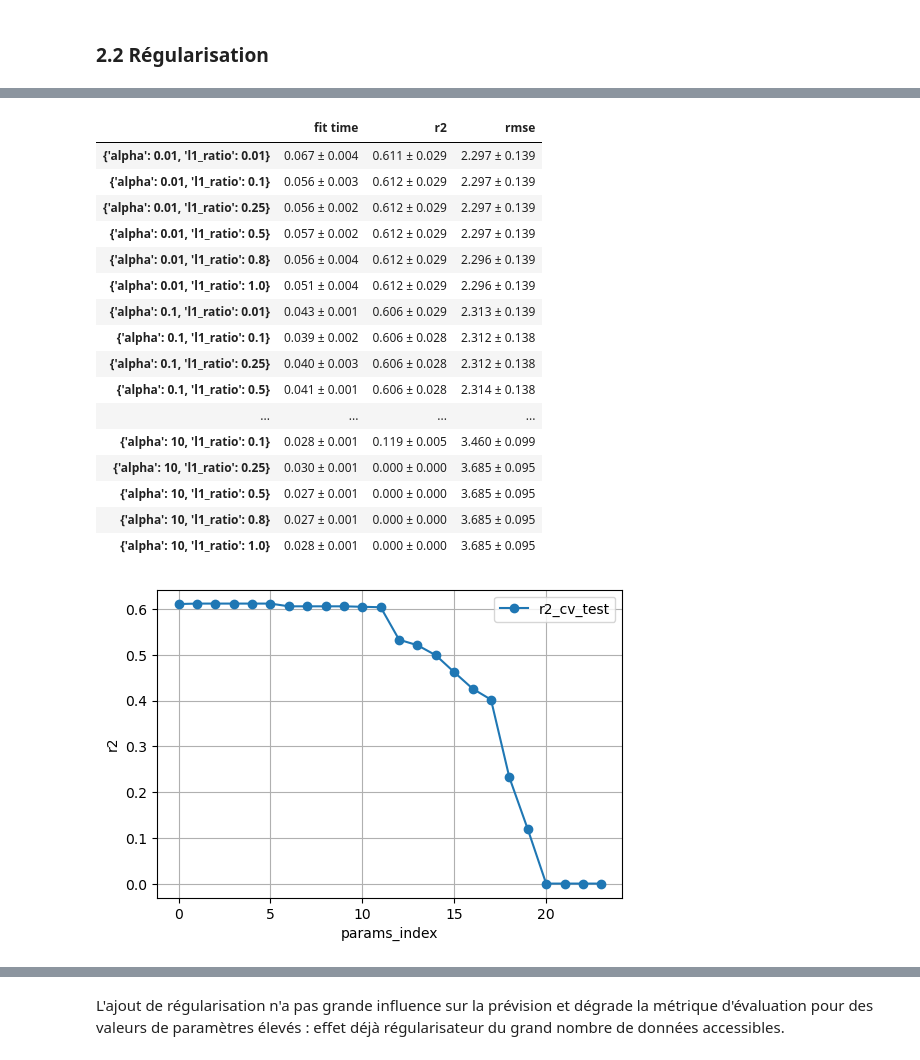
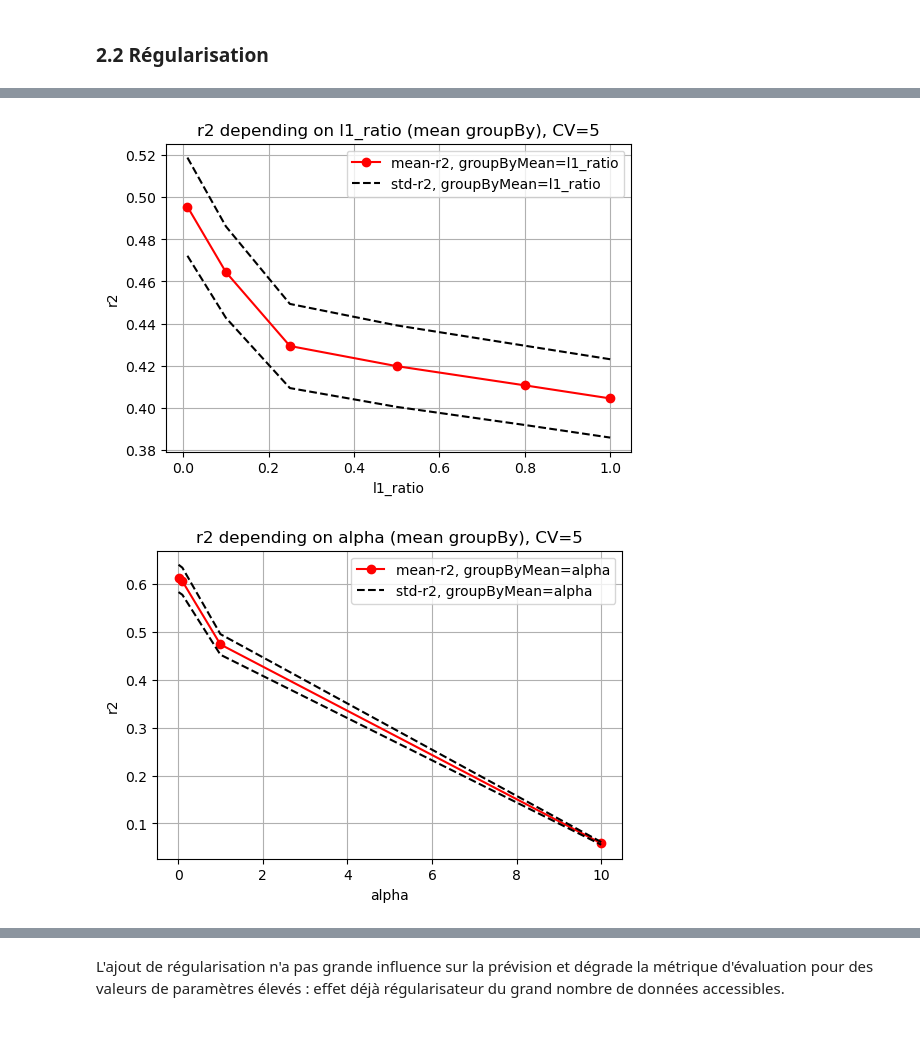
Before and after one commit to DarenXL/Apprentissage-Supervise-M2-MIA, a Jupyter notebook: Regression/regression.ipynb, the cells around one changed output, grey strips where cells are left out. Cells and saved outputs as stored; diff of their text form; code cells hidden in the pictures; blank space fills up the shorter version.

```diff
--- a/Regression/regression.ipynb
+++ b/Regression/regression.ipynb
@@ -342,28 +345,17 @@ GridSearchResults(LassoModel, Xtrain, Ytrain, scoring, param_grid=hyp_params, pl
 # %%
 ElasticModel = ElasticNet()
 
-hyp_params = {
+param_grid = {
     "alpha":[0.01, 0.1, 1.0, 10],
     "l1_ratio":[0.01, 0.1, 0.25, 0.5, 0.8, 1.0]
 }
 
-GridSearchResults(ElasticModel, Xtrain, Ytrain, scoring, param_grid=hyp_params, plot=True)
+Elastic_CV = GridSearchAnalysis(ElasticModel, Xtrain, Ytrain, scoring, param_grid=param_grid)
-# %% [output]
-|  | fit time | r2 | rmse |
-| {'alpha': 0.01, 'l1_ratio': 0.01} | 0.067 ± 0.004 | 0.611 ± 0.029 | 2.297 ± 0.139 |
-| {'alpha': 0.01, 'l1_ratio': 0.1} | 0.056 ± 0.003 | 0.612 ± 0.029 | 2.297 ± 0.139 |
-| {'alpha': 0.01, 'l1_ratio': 0.25} | 0.056 ± 0.002 | 0.612 ± 0.029 | 2.297 ± 0.139 |
-| {'alpha': 0.01, 'l1_ratio': 0.5} | 0.057 ± 0.002 | 0.612 ± 0.029 | 2.297 ± 0.139 |
-| {'alpha': 0.01, 'l1_ratio': 0.8} | 0.056 ± 0.004 | 0.612 ± 0.029 | 2.296 ± 0.139 |
-| {'alpha': 0.01, 'l1_ratio': 1.0} | 0.051 ± 0.004 | 0.612 ± 0.029 | 2.296 ± 0.139 |
-| {'alpha': 0.1, 'l1_ratio': 0.01} | 0.043 ± 0.001 | 0.606 ± 0.029 | 2.313 ± 0.139 |
-| {'alpha': 0.1, 'l1_ratio': 0.1} | 0.039 ± 0.002 | 0.606 ± 0.028 | 2.312 ± 0.138 |
-| {'alpha': 0.1, 'l1_ratio': 0.25} | 0.040 ± 0.003 | 0.606 ± 0.028 | 2.312 ± 0.138 |
-| {'alpha': 0.1, 'l1_ratio': 0.5} | 0.041 ± 0.001 | 0.606 ± 0.028 | 2.314 ± 0.138 |
-| ... | ... | ... | ... |
-| {'alpha': 10, 'l1_ratio': 0.1} | 0.028 ± 0.001 | 0.119 ± 0.005 | 3.460 ± 0.099 |
-| {'alpha': 10, 'l1_ratio': 0.25} | 0.030 ± 0.001 | 0.000 ± 0.000 | 3.685 ± 0.095 |
-| {'alpha': 10, 'l1_ratio': 0.5} | 0.027 ± 0.001 | 0.000 ± 0.000 | 3.685 ± 0.095 |
-| {'alpha': 10, 'l1_ratio': 0.8} | 0.027 ± 0.001 | 0.000 ± 0.000 | 3.685 ± 0.095 |
-| {'alpha': 10, 'l1_ratio': 1.0} | 0.028 ± 0.001 | 0.000 ± 0.000 | 3.685 ± 0.095 |
-[figure, removed]
+# %%
+Elastic_CV.plot_score(groupBy='l1_ratio')
+# %% [output]
+[figure, added]
+# %%
+Elastic_CV.plot_score(groupBy='alpha')
+# %% [output]
+[figure, added]
```
Also changed, not shown: parts of 37 cells of this notebook, 1 other file.
